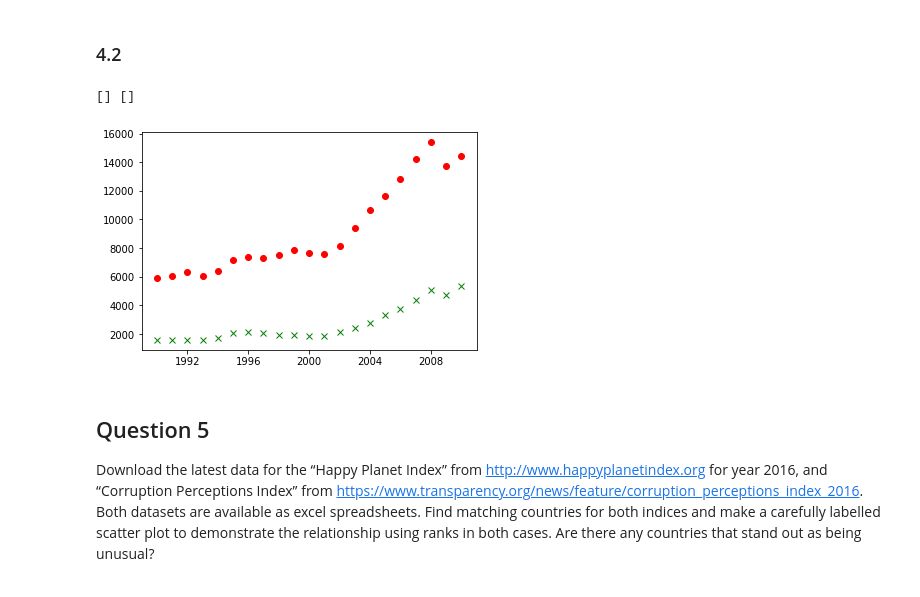
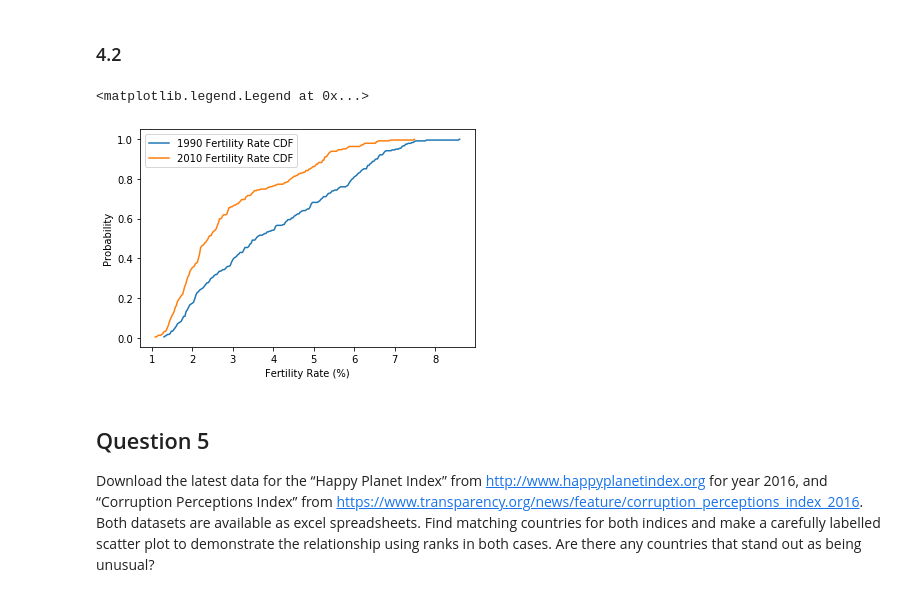
Before and after one commit to cyborgoat/data-inference-machine-learning, a Jupyter notebook: assignment_2/18785_HW2.ipynb, the cells around one changed output. Cells and saved outputs as stored; diff of their text form; code cells hidden in the pictures.

```diff
--- a/assignment_2/18785_HW2.ipynb
+++ b/assignment_2/18785_HW2.ipynb
@@ -211,30 +234,29 @@ plt.show()
 [figure]
 # %% [markdown]
 ### 4.2
-# %%
-idx_1990 = gdp_percap_df.columns.get_loc("1990")
-idx_2010 = idx_1990 + (2010-1990)+1
-# gdp_percap_df_1990_2010 = gdp_percap_df[idx_1990:idx_1990+(2010-1990)]
-gdp_percap_df_1990_2010 = gdp_percap_df.iloc[:,idx_1990:idx_2010]
-
-median_arr = []
-mean_arr = []
-for i in gdp_percap_df_1990_2010:
-    curr_median = gdp_percap_df_1990_2010[i].median()
-    curr_mean = gdp_percap_df_1990_2010[i].mean()
-    plt.plot(datetime.strptime(i, '%Y'),curr_mean,'o',color='red')
-    plt.plot(datetime.strptime(i, '%Y'),curr_median,'x',color='green')
-
-#     mean_arr.append(curr_mean)
-#     median_arr.append(curr_median)
-#     print(curr_median,curr_mean)
-
-print(median_arr,mean_arr)
-
-# print(gdp_percap_df_1990_2010)
-# %% [output]
-[] []
-[figure, removed]
+# %%
+fertility_1990 = fertility_df['1990'].dropna()
+fertility_2010 = fertility_df['2010'].dropna()
+fertility_1990_median = np.median(fertility_1990)
+fertility_1990_mean = np.mean(fertility_1990)
+fertility_2010_median = np.median(fertility_2010)
+fertility_2010_mean = np.mean(fertility_2010)
+
+num_bins = len(fertility_1990)
+counts, bin_edges = np.histogram (fertility_1990, bins=num_bins, normed=True)
+num_bins = len(fertility_2010)
+cdf = np.cumsum (counts)
+plt.plot (bin_edges[1:], cdf/cdf[-1],label='1990 Fertility Rate CDF')
+counts, bin_edges = np.histogram (fertility_2010, bins=num_bins, normed=True)
+cdf = np.cumsum (counts)
+plt.plot (bin_edges[1:], cdf/cdf[-1],label='2010 Fertility Rate CDF')
+plt.xlabel("Fertility Rate (%)")
+plt.ylabel("Probability")
+plt.legend()
+# plt.plot(fertility_1990_mean,fertility_1990_median,'-ro')
+# %% [output]
+<matplotlib.legend.Legend at 0x...>
+[figure, added]
 # %% [markdown]
 ## Question 5
 Download the latest data for the “Happy Planet Index” from http://www.happyplanetindex.org for year 2016, and “Corruption Perceptions Index” from https://www.transparency.org/news/feature/corruption_perceptions_index_2016. Both datasets are available as excel spreadsheets. Find matching countries for both indices and make a carefully labelled scatter plot to demonstrate the relationship using ranks in both cases. Are there any countries that stand out as being unusual?
```
Also changed, not shown: parts of 4 cells of this notebook.
